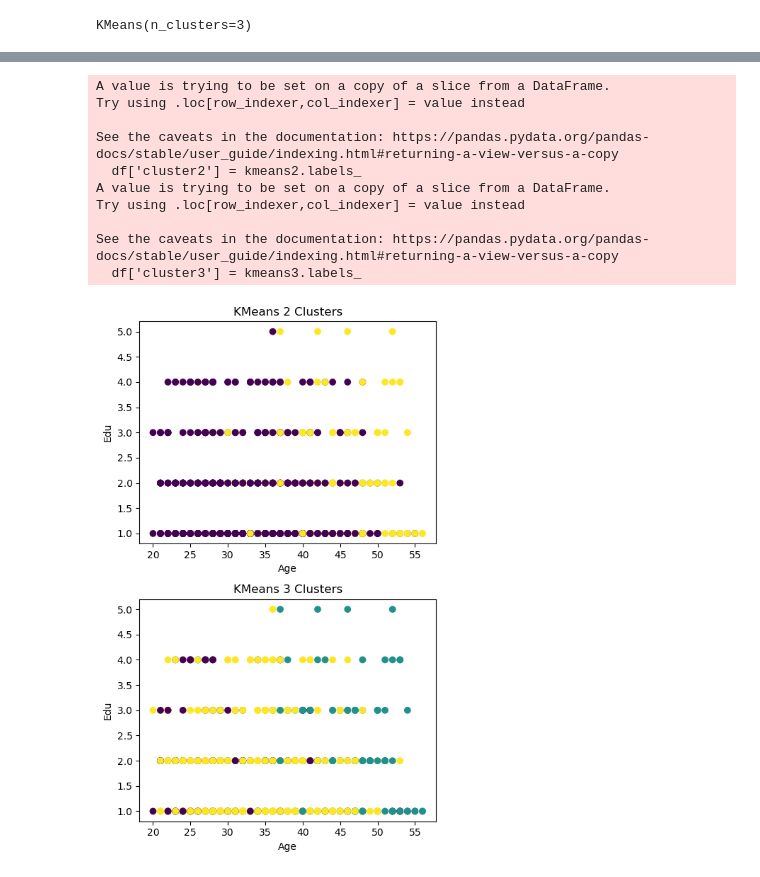
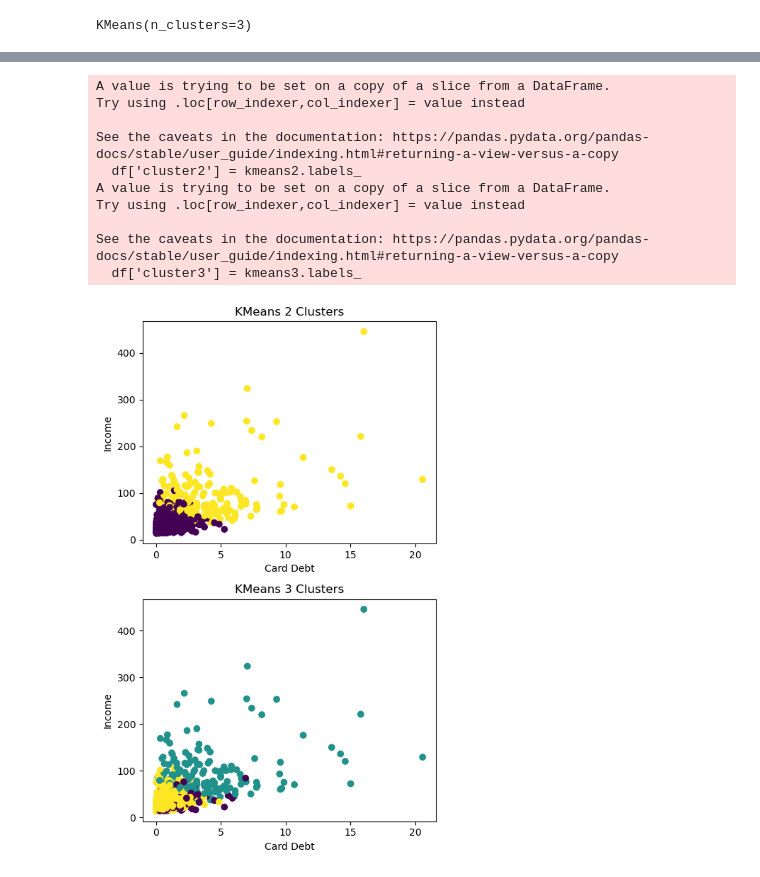
Before and after one commit to uday-routhu/clustering, a Jupyter notebook: KMeans find k (Core).ipynb, the cells around one changed output, grey strips where cells are left out. Saved outputs shown, nothing was run; the diff lists cells and outputs as text; code cells hidden in the pictures.

```diff
--- a/KMeans find k (Core).ipynb
+++ b/KMeans find k (Core).ipynb
@@ -118,27 +127,27 @@ KMeans(n_clusters=3)
 # %%
 # Save the cluster labels to the dataframe
 df['cluster2'] = kmeans2.labels_
 df['cluster3'] = kmeans3.labels_
 # Visualize the clusters
 fig, axes = plt.subplots(2,1, figsize=(5,8))
-axes[0].scatter(df['Age'], df['Edu'], c = df['cluster2'])
-axes[0].set_xlabel('Age')
-axes[0].set_ylabel('Edu')
+axes[0].scatter(df['Card Debt'], df['Income'], c = df['cluster2'])
+axes[0].set_xlabel('Card Debt')
+axes[0].set_ylabel('Income')
 axes[0].set_title('KMeans 2 Clusters')
-axes[1].scatter(df['Age'], df['Edu'], c = df['cluster3'])
-axes[1].set_xlabel('Age')
-axes[1].set_ylabel('Edu')
+axes[1].scatter(df['Card Debt'], df['Income'], c = df['cluster3'])
+axes[1].set_xlabel('Card Debt')
+axes[1].set_ylabel('Income')
 axes[1].set_title('KMeans 3 Clusters')
 plt.tight_layout();
 # %% [output]
 A value is trying to be set on a copy of a slice from a DataFrame.
 Try using .loc[row_indexer,col_indexer] = value instead
 
 See the caveats in the documentation: https://pandas.pydata.org/pandas-docs/stable/user_guide/indexing.html#returning-a-view-versus-a-copy
   df['cluster2'] = kmeans2.labels_
 A value is trying to be set on a copy of a slice from a DataFrame.
 Try using .loc[row_indexer,col_indexer] = value instead
 
 See the caveats in the documentation: https://pandas.pydata.org/pandas-docs/stable/user_guide/indexing.html#returning-a-view-versus-a-copy
   df['cluster3'] = kmeans3.labels_
-[figure, old version]
+[figure, new version]
```
Also changed, not shown: parts of 1 cell of this notebook.
